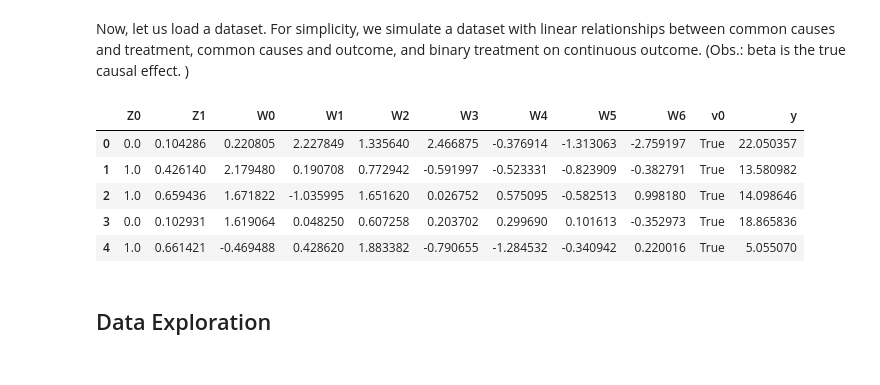
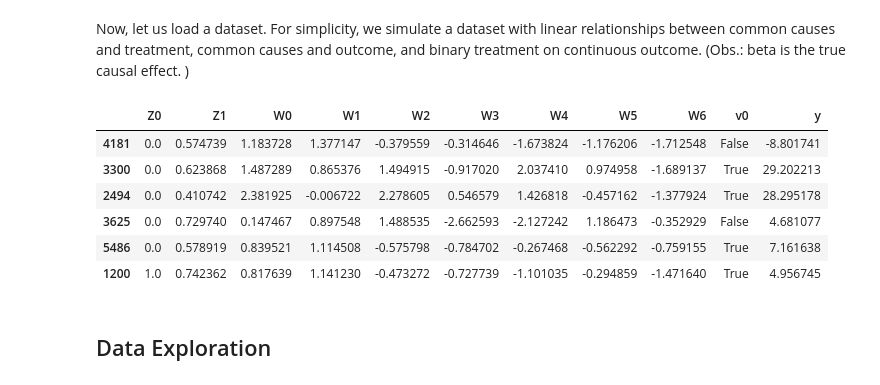
Before and after one commit to bicudorafa/causal-inference-essay-dowhy, a Jupyter notebook: notebooks/dowhy_synthetic.ipynb, the cells around one changed output. Saved outputs shown, nothing was run; the diff lists cells and outputs as text; code cells hidden in the pictures.

```diff
--- a/notebooks/dowhy_synthetic.ipynb
+++ b/notebooks/dowhy_synthetic.ipynb
@@ -37,22 +36,23 @@ Now, let us load a dataset. For simplicity, we simulate a dataset with linear re
 # %%
 data = dowhy.datasets.linear_dataset(
     beta=10 # causal coef
     , num_common_causes=7 # cofounders
     , num_instruments = 2 #vi
     , num_treatments=1 # treatment
     , num_samples=10000 # sample
     , treatment_is_binary=True
     , outcome_is_binary=False
 )
 df = data["df"]
-df.head()
+df.sample(6)
 # %% [output]
 |  | Z0 | Z1 | W0 | W1 | W2 | W3 | W4 | W5 | W6 | v0 | y |
-| 0 | 0.0 | 0.104286 | 0.220805 | 2.227849 | 1.335640 | 2.466875 | -0.376914 | -1.313063 | -2.759197 | True | 22.050357 |
-| 1 | 1.0 | 0.426140 | 2.179480 | 0.190708 | 0.772942 | -0.591997 | -0.523331 | -0.823909 | -0.382791 | True | 13.580982 |
-| 2 | 1.0 | 0.659436 | 1.671822 | -1.035995 | 1.651620 | 0.026752 | 0.575095 | -0.582513 | 0.998180 | True | 14.098646 |
-| 3 | 0.0 | 0.102931 | 1.619064 | 0.048250 | 0.607258 | 0.203702 | 0.299690 | 0.101613 | -0.352973 | True | 18.865836 |
-| 4 | 1.0 | 0.661421 | -0.469488 | 0.428620 | 1.883382 | -0.790655 | -1.284532 | -0.340942 | 0.220016 | True | 5.055070 |
+| 4181 | 0.0 | 0.574739 | 1.183728 | 1.377147 | -0.379559 | -0.314646 | -1.673824 | -1.176206 | -1.712548 | False | -8.801741 |
+| 3300 | 0.0 | 0.623868 | 1.487289 | 0.865376 | 1.494915 | -0.917020 | 2.037410 | 0.974958 | -1.689137 | True | 29.202213 |
+| 2494 | 0.0 | 0.410742 | 2.381925 | -0.006722 | 2.278605 | 0.546579 | 1.426818 | -0.457162 | -1.377924 | True | 28.295178 |
+| 3625 | 0.0 | 0.729740 | 0.147467 | 0.897548 | 1.488535 | -2.662593 | -2.127242 | 1.186473 | -0.352929 | False | 4.681077 |
+| 5486 | 0.0 | 0.578919 | 0.839521 | 1.114508 | -0.575798 | -0.784702 | -0.267468 | -0.562292 | -0.759155 | True | 7.161638 |
+| 1200 | 1.0 | 0.742362 | 0.817639 | 1.141230 | -0.473272 | -0.727739 | -1.101035 | -0.294859 | -1.471640 | True | 4.956745 |
 # %% [markdown]
 ## Data Exploration
 # %% [markdown]
```
Also changed, not shown: parts of 9 cells of this notebook, 2 other files.
